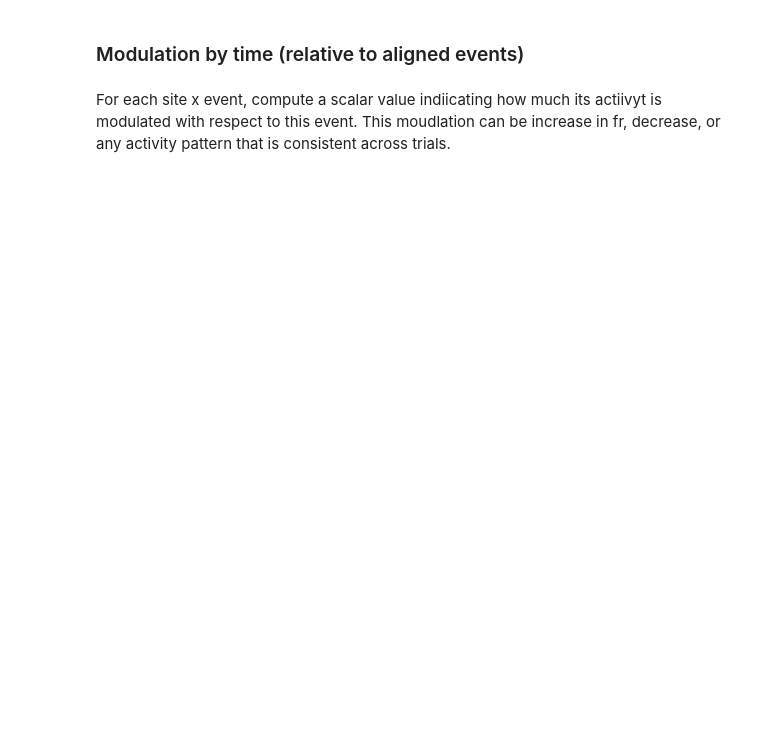
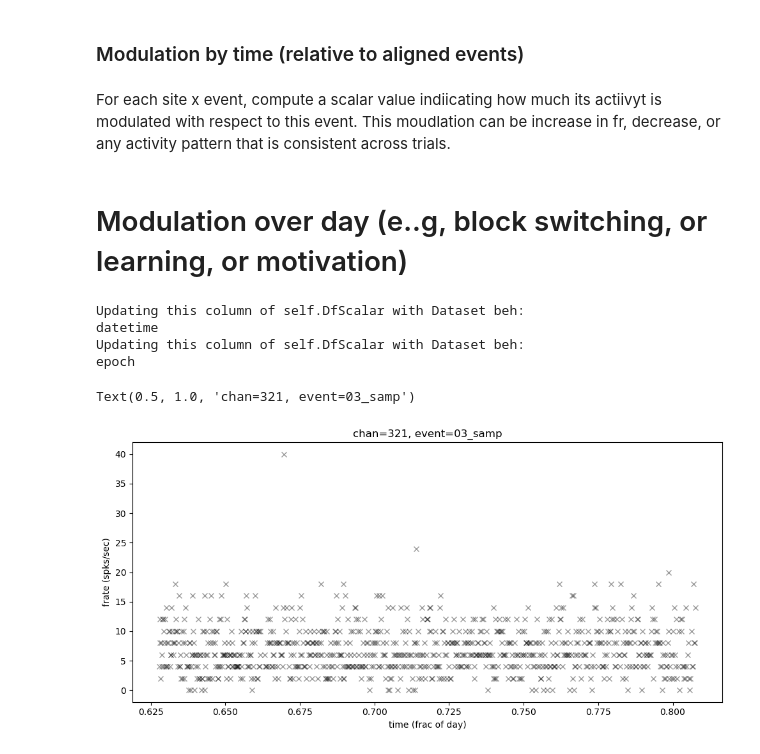
Before and after one commit to lucast4/neuralmonkey, a Jupyter notebook: neuralmonkey/notebooks_tutorials/230627_neural_preprocessing_tutorial_v3.ipynb, the cells around one changed output. Saved outputs shown, nothing was run; the diff lists cells and outputs as text; code cells hidden in the pictures; blank space fills up the shorter version.

```diff
--- a/neuralmonkey/notebooks_tutorials/230627_neural_preprocessing_tutorial_v3.ipynb
+++ b/neuralmonkey/notebooks_tutorials/230627_neural_preprocessing_tutorial_v3.ipynb
@@ -565,3 +429,43 @@ from neuralmonkey.analyses.event_temporal_modulation_v2 import plot_overview
 SAVEDIR = "/tmp"
 ##################### PLOTS
 plot_overview(df_modtime, SP, SAVEDIR)
+# %% [markdown]
+# Modulation over day (e..g, block switching, or learning, or motivation)
+# %%
+# Collect data from beh dataset
+SP.datasetbeh_append_column("datetime")
+SP.datasetbeh_append_column("epoch")
+
+# Get scalar firing rates within deisred time winodw (wihtin trial)
+SP.DfScalar = SP.datamod_compute_fr_scalar(SP.DfScalar, pre_dur=0.1, post_dur=0.6, fr_which_version="raw")
+# %% [output]
+Updating this column of self.DfScalar with Dataset beh:
+datetime
+Updating this column of self.DfScalar with Dataset beh:
+epoch
+# %%
+# Plot an example site
+
+chan = SP.Sites[10]
+event = "03_samp"
+# %%
+chan = SP.sitegetter_map_region_to_sites("FP")[0]
+# %%
+### Extract data for this chan/event
+dfthis = SP.dataextract_as_df_good(chan, event_aligned=event)
+# Convert from datetime to fraction of 24-hr day
+from pythonlib.tools.datetools import standardize_time_helper
+times_day = [standardize_time_helper(dt) for dt in dfthis["datetime"]]
+frates = dfthis["fr_scalar_raw"].values
+# dfthis["trial_neural"]
+# dfthis["trialcode"]
+
+### Plot
+fig, ax = plt.subplots(figsize=(10,5))
+ax.plot(times_day, frates, "xk", alpha=0.4)
+ax.set_xlabel("time (frac of day)")
+ax.set_ylabel("frate (spks/sec)")
+ax.set_title(f"chan={chan}, event={event}")
+# %% [output]
+Text(0.5, 1.0, 'chan=321, event=03_samp')
+[figure, added]
```
Also changed, not shown: parts of 45 cells of this notebook, 1 other file.
